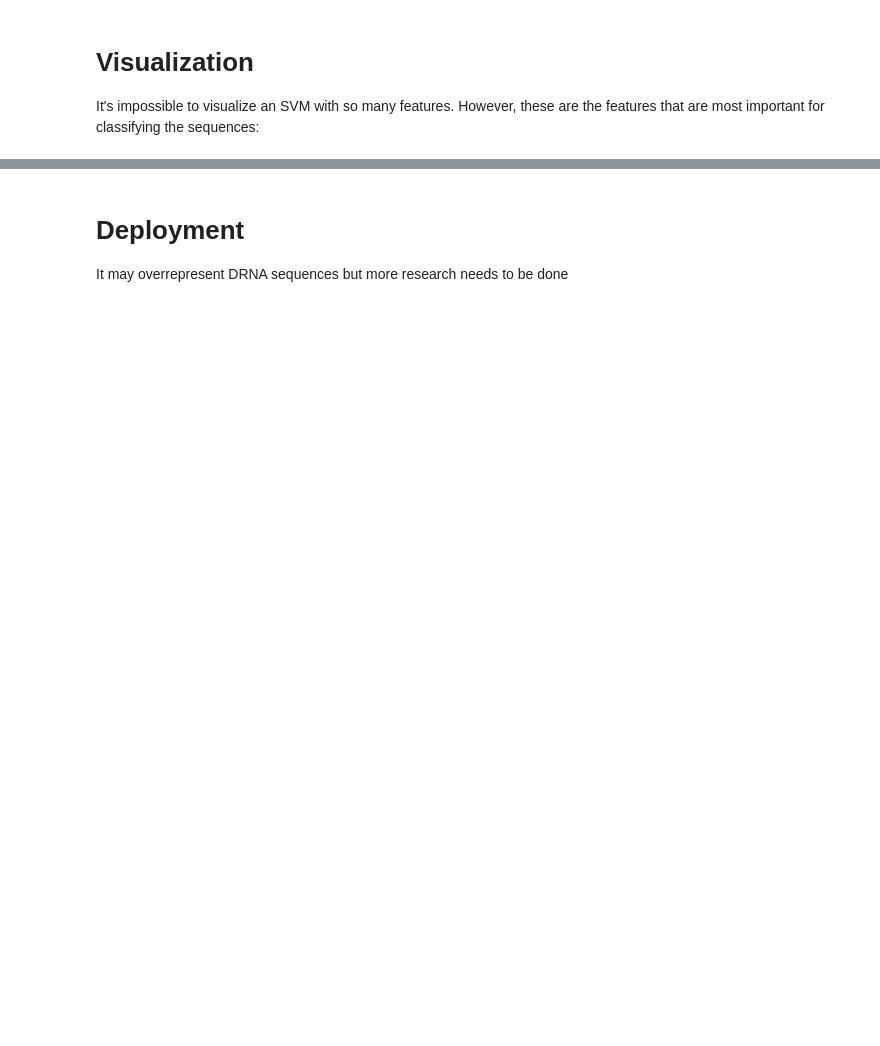
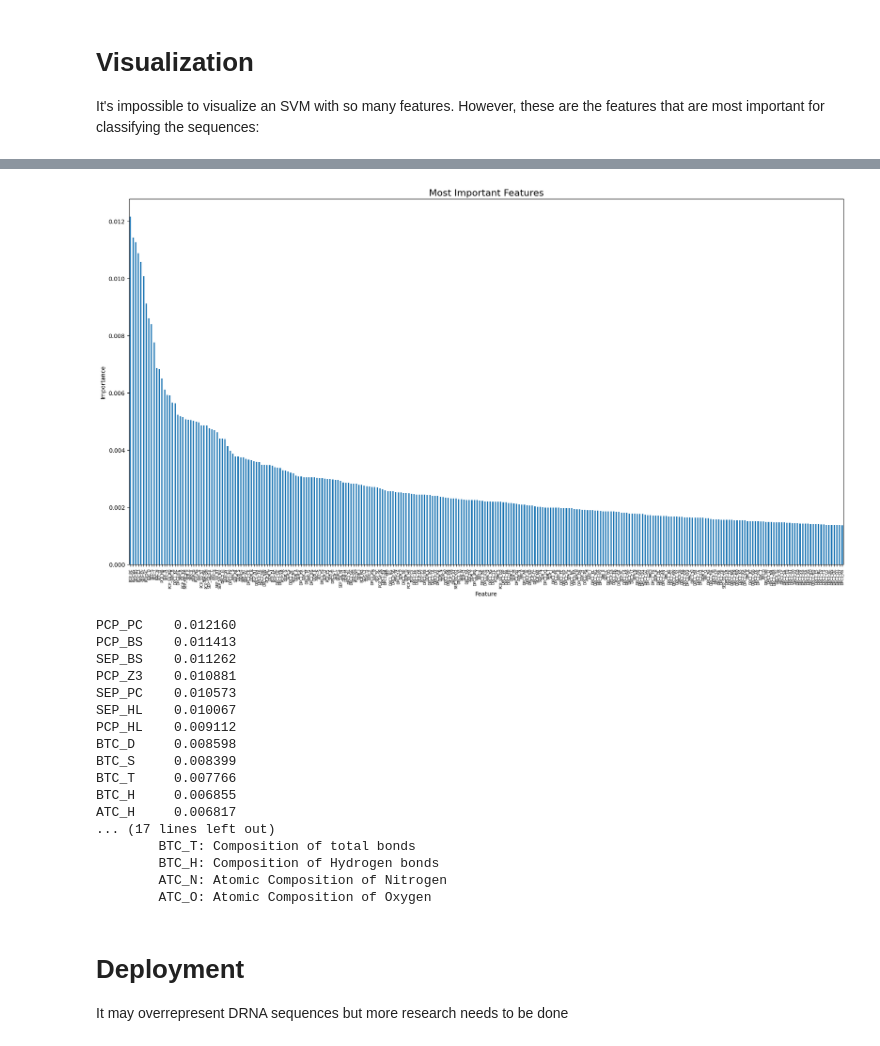
Before and after one commit to SamTlor/SamTlor, a Jupyter notebook: 1techniques/protien_sequences.ipynb, the cells around one changed output, grey strips where cells are left out. Cells and saved outputs as stored; diff of their text form; code cells hidden in the pictures; blank space fills up the shorter version.

```diff
--- a/1techniques/protien_sequences.ipynb
+++ b/1techniques/protien_sequences.ipynb
@@ -327,3 +178,75 @@ ATC_O: Atomic Composition of Oxygen
+# %%
+import matplotlib.pyplot as plt
+
+
+# getting just the random forest results
+rf_selector = best_model.named_steps["feature_selection"]
+rf_model = rf_selector.estimator_
+feature_importance = pd.Series(
+    rf_model.feature_importances_,
+    index=X_train.columns
+).sort_values(ascending=False)
+
+
+# 270 is about half the features so total columns divided by 2 is the threshold
+threshold = X.shape[1] // 2
+ax = feature_importance.head(threshold).plot(
+    kind="bar",
+    figsize=(18, 10)
+)
+
+# labels
+ax.set_ylabel("Importance")
+ax.set_xlabel("Feature")
+
+# X-axis tick formatting
+ax.tick_params(axis='x', labelsize=6)
+ax.set_title("Most Important Features", fontsize=16)
+
+# show graph
+plt.tight_layout()
+plt.show()
+
+
+
+
+print(feature_importance.head(15))
+print("""\nTop 15 features:
+        PCP_PC: composition of positively charged residues
+        PCP_BS: composition of basic residues
+        SEP_PC: Shannon entropy of positive and negative charged residues
+        SEP_BS: Shannon entropy of basic residues
+        PCP_Z3: Composition of residues having Z3 advanced Physico-chemical properties
+        PCP_HL: Composition of hydrophilic residues
+        SEP_HL: Shannon entropy of hydrophilic residues
+        BTC_D: Composition of Double bonds
+        ATC_H: Atomic Composition of Hydrogen
+        BTC_S:  Composition of Single bonds
+        PCP_HB: Composition of hydrophobic residues
+        BTC_T: Composition of total bonds
+        BTC_H: Composition of Hydrogen bonds
+        ATC_N: Atomic Composition of Nitrogen
+        ATC_O: Atomic Composition of Oxygen
+      """)
+# %% [output]
+[figure, added]
+PCP_PC    0.012160
+PCP_BS    0.011413
+SEP_BS    0.011262
+PCP_Z3    0.010881
+SEP_PC    0.010573
+SEP_HL    0.010067
+PCP_HL    0.009112
+BTC_D     0.008598
+BTC_S     0.008399
+BTC_T     0.007766
+BTC_H     0.006855
+ATC_H     0.006817
+... (17 lines left out)
+        BTC_T: Composition of total bonds
+        BTC_H: Composition of Hydrogen bonds
+        ATC_N: Atomic Composition of Nitrogen
+        ATC_O: Atomic Composition of Oxygen
 # %% [markdown]
 # Deployment
 
```
Also changed, not shown: parts of 25 cells of this notebook, 5 other files.
